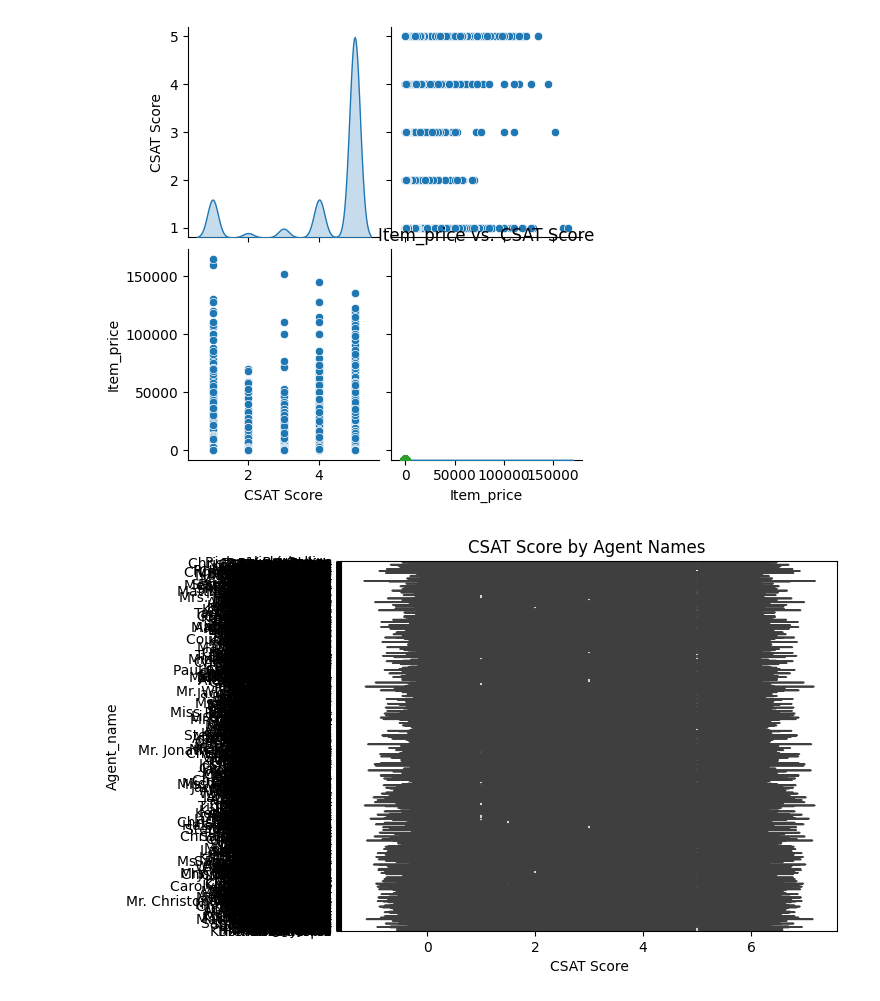
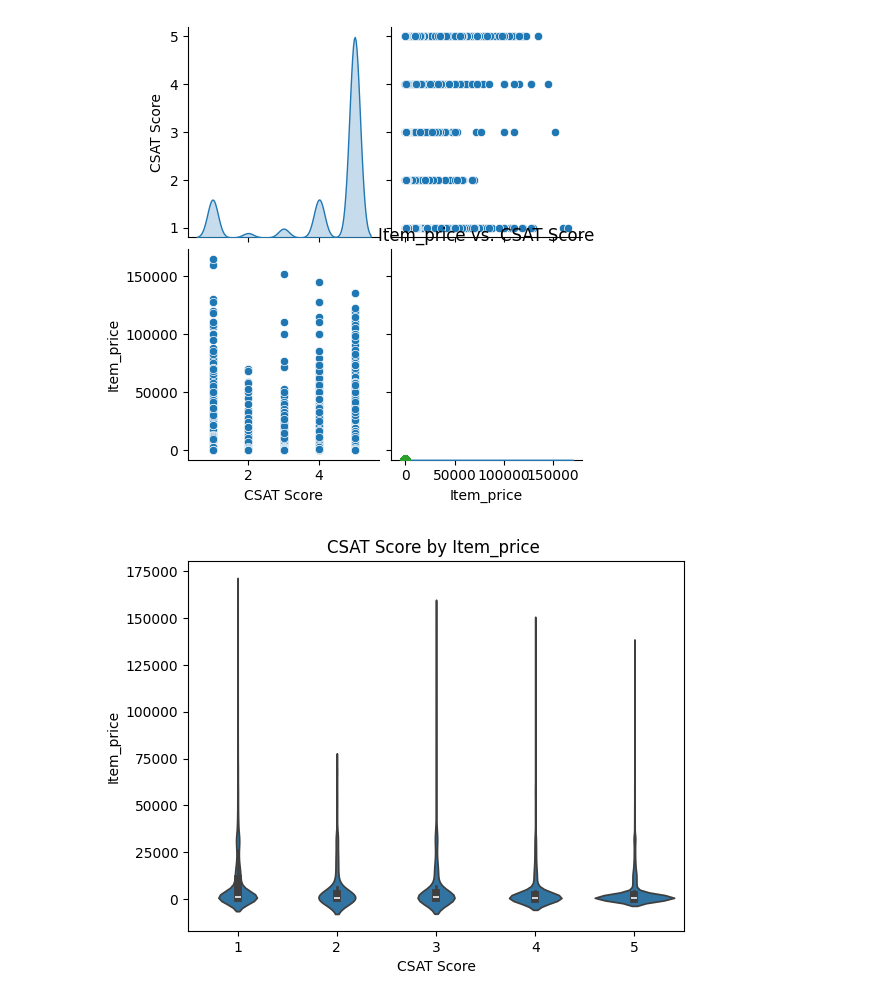
Before and after one commit to razan-wari/Gaza-Sky-Geeks, a Jupyter notebook: customer_support.ipynb, the cells around one changed output. Drawn from its saved outputs; the diff is of its cells as text; code cells hidden in the pictures.

```diff
--- a/customer_support.ipynb
+++ b/customer_support.ipynb
@@ -26,34 +26,41 @@ train_stats = train_customer_support.describe()
 train_stats = train_stats.transpose()
 train_stats
 x = customer_support['CSAT Score']
 
 y = customer_support['Item_price']
 
 plt.xlabel('CSAT Score')
 
 plt.ylabel('Item_price')
 
 plt.title('Line Plots')
 
 
 
 plt.bar( x, y )
 
 plt.scatter(customer_support["CSAT Score"], customer_support["CSAT Score"])
 plt.xlabel("CSAT Score")
 plt.ylabel("Item_price")
 plt.title("Item_price vs. CSAT Score")
 plt.show()
 
-sns.violinplot(x="CSAT Score", y="Agent_name", data=customer_support)
+sns.violinplot(x="CSAT Score", y="Item_price", data=customer_support)
 plt.xlabel("CSAT Score")
-plt.ylabel("Agent_name")
+plt.ylabel("Item_price")
 
 
-plt.title("CSAT Score by Agent Names ")
+plt.title("CSAT Score by Item_price ")
 
 
 plt.show()
+sns.lineplot(x="CSAT Score", y="Product_category", data=customer_support)
+
+
+plt.title("CSAT Score for Product Category")
+
+
+plt.show()
 # %% [output]
 [figure]
-[figure, old version]
+[figure, new version]
```
Also changed, not shown: parts of 1 cell of this notebook.
